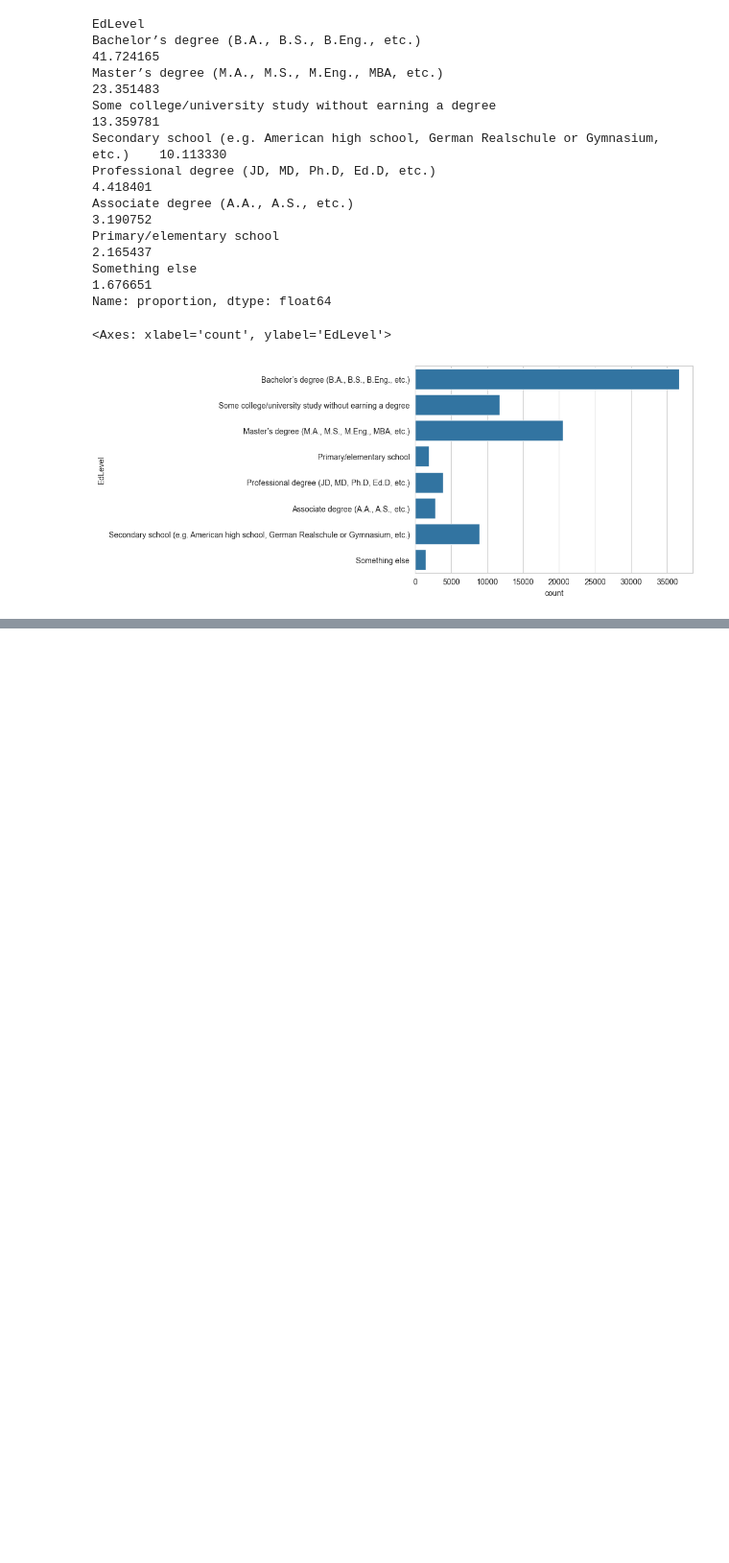
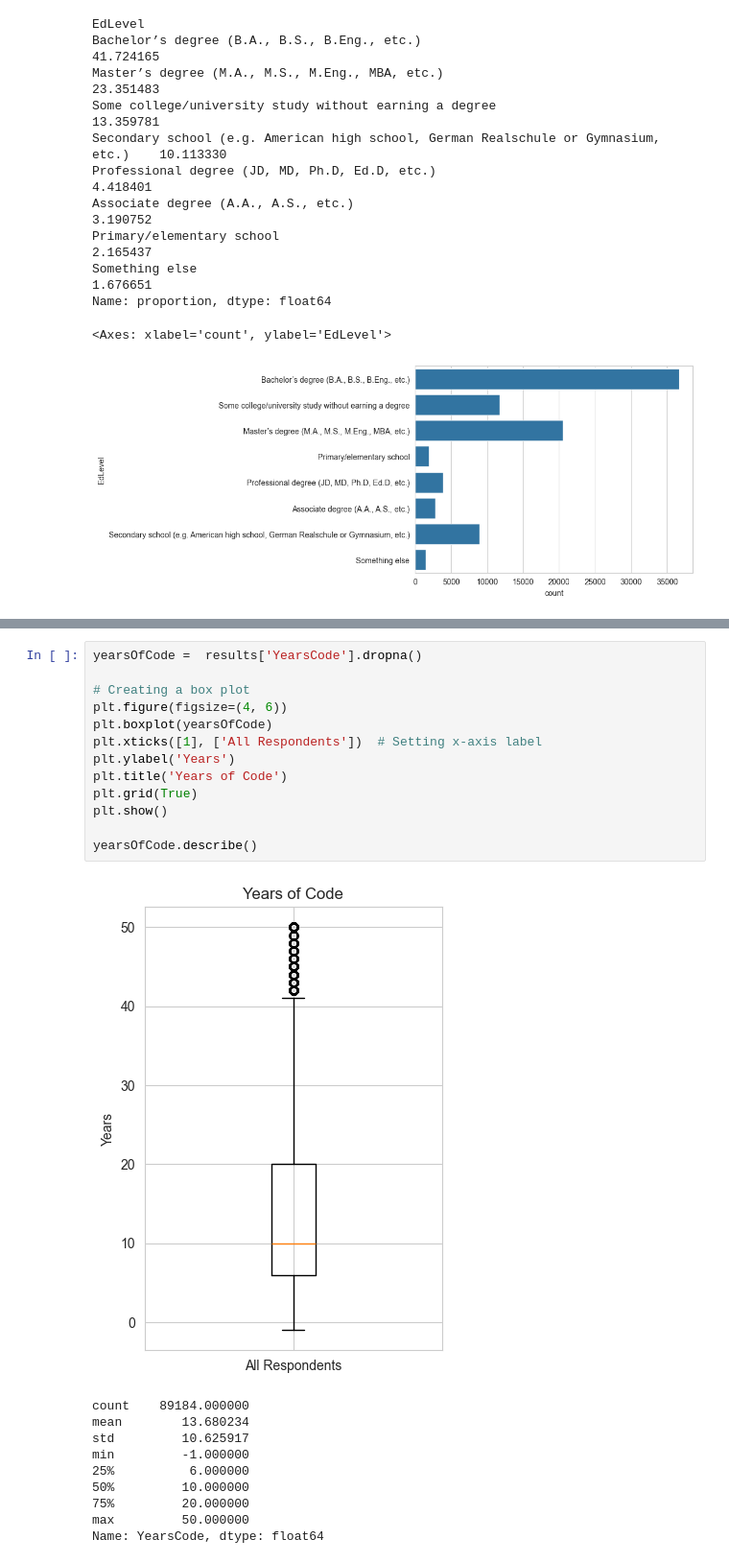
Before and after one commit to dipenparmar12/ml, a Jupyter notebook: day-20-eda-univariate-analysis-stockoverflow.ipynb, the cells around one changed output, grey strips where cells are left out. Shown: that part at 96% size. Cells and saved outputs as stored; diff of their text form; blank space fills up the shorter version.

```diff
--- a/day-20-eda-univariate-analysis-stockoverflow.ipynb
+++ b/day-20-eda-univariate-analysis-stockoverflow.ipynb
@@ -124,0 +225,24 @@ edLevel.plot(kind='pie')
+# %%
+yearsOfCode =  results['YearsCode'].dropna()
+
+# Creating a box plot
+plt.figure(figsize=(4, 6))
+plt.boxplot(yearsOfCode)
+plt.xticks([1], ['All Respondents'])  # Setting x-axis label
+plt.ylabel('Years')
+plt.title('Years of Code')
+plt.grid(True)
+plt.show()
+
+yearsOfCode.describe()
+# %% [output]
+[figure, added]
+count    89184.000000
+mean        13.680234
+std         10.625917
+min         -1.000000
+25%          6.000000
+50%         10.000000
+75%         20.000000
+max         50.000000
+Name: YearsCode, dtype: float64
```
Also changed, not shown: parts of 13 cells of this notebook, 2 other files.
